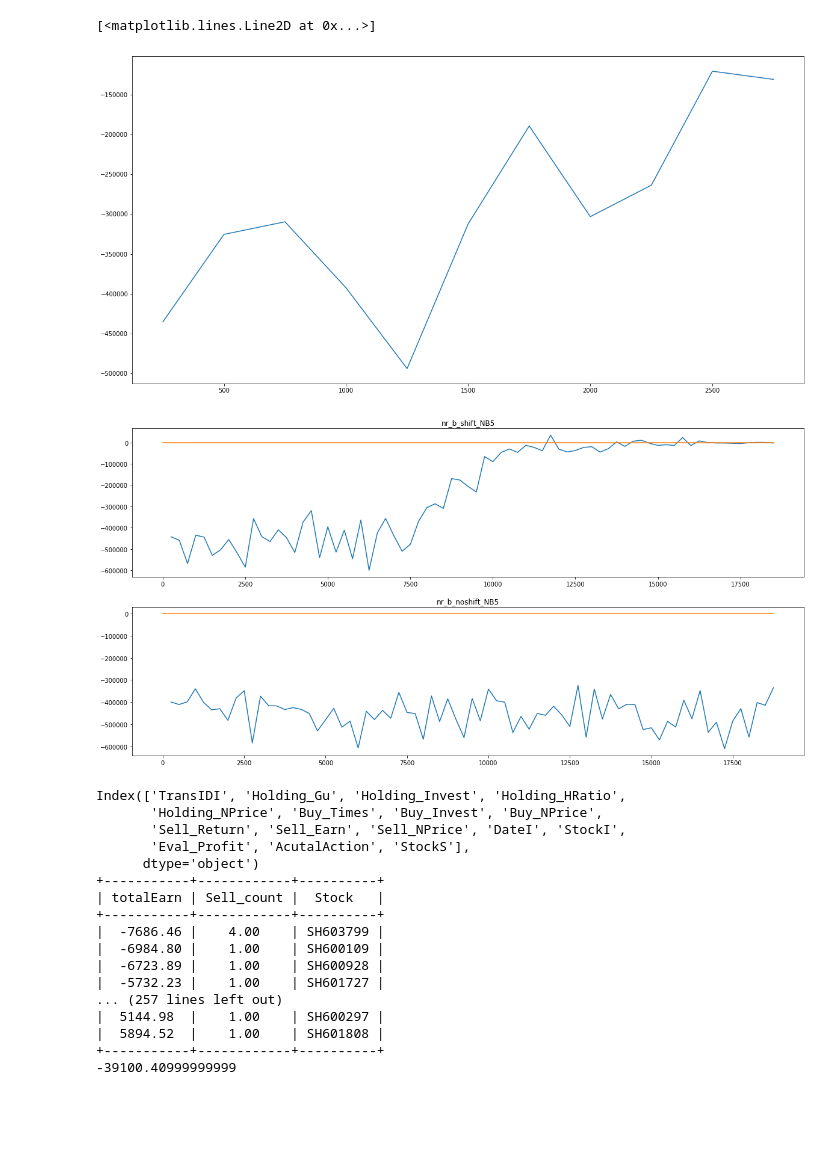
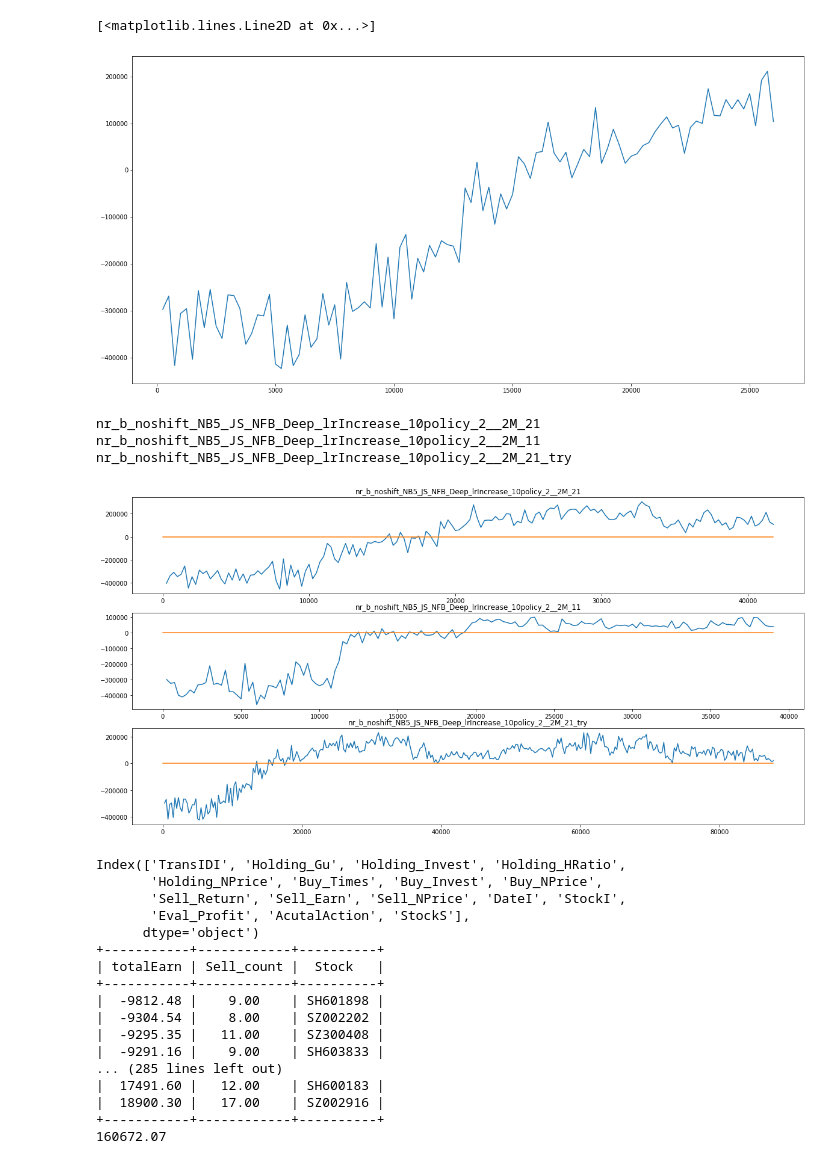
Before and after one commit to 1323767083/2020P3, a Jupyter notebook: Z_CC.ipynb, the cells around one changed output. Cells and saved outputs as stored; diff of their text form; code cells hidden in the pictures; blank space fills up the shorter version.

```diff
--- a/Z_CC.ipynb
+++ b/Z_CC.ipynb
@@ -4,7 +4,7 @@ import pandas as pd
 import os,re
 import config as sc
 
-system_name="Buy300_2CC_Scaler50_PolicyLossnew_shift001_RT_AV1_E_2D_try"
+system_name="nr_b_noshift_NB5_JS_NFB_Deep_lrIncrease_10policy_2__2M_21_try"
 #system_name="Buy300_2CC_Scaler50_PolicyLossnew_shift001_RT_AV1_E"
 dnwp=os.path.join(sc.base_dir_RL_system,system_name,"CC")
 x=[int(re.findall(r'ET(\d+).csv',fn)[0]) for fn in os.listdir(dnwp) if "_" not in fn]
@@ -26,7 +26,7 @@ plt.rcParams["figure.figsize"] = (20,10)
 plt.plot(x,acc_earn)
 # %% [output]
 [<matplotlib.lines.Line2D at 0x...>]
-[figure, old version]
+[figure, new version]
 # %%
 #CC show accumulate Earn money per ET
 import pandas as pd
@@ -50,37 +50,59 @@ def get_acc_earn(system_name):
 
 #system_names=[#"Buy300_2CC_Scaler50_PolicyLossnew_shift001_RT_AV1_E_2D",
               #"Buy300_2CC_Scaler50_PolicyLossnew_shift001_RT_AV1_E_2D_try4",
              #"Buy300_2CC_Scaler50_PolicyLossnew_shift001_RT_AV1_E_2D_try42",
 
             #"a432_12_1","a432_12_2"]
 
 #system_names= [#"nr_b",
-#    "nr_b_shift","nr_b_noshift"]
+#    "nr_b_shift_NFB","nr_b_noshift_NFB"]
+'''
 system_names= [
-    "nr_b_shift_NB5","nr_b_noshift_NB5"]
-
+    #"nr_b_shift_NB5_JS_NFB",
+    #"nr_b_noshift_NB5_JS_NFB"
+    #"nr_b_noshift_NB5_JS_NFB_Deep","nr_b_noshift_NB5_JS_NFB_Deep_lrIncrease"]
+    "nr_b_noshift_NB5_JS_NFB_Deep_lrIncrease_10policy",
+    "nr_b_noshift_NB5_JS_NFB_Deep_lrIncrease_10policy_2",
+    "E2_TrainInceptionIncreaseStateLoss",
+    "E2_TrainInceptionIncreaseStateLoss_2",
+    "E2_TrainInceptionIncreaseStateLoss_21",
+        "E2_TrainInceptionIncreaseStateLoss_22"
+       ]
+'''
+#system_names= ["E2_TrainInceptionIncreaseStateLoss_23","E2_TrainInceptionIncreaseStateLoss_24"]
+#system_names= ["nr_b_noshift_NB5_JS_NFB_Deep_lrIncrease_10policy_32"]#,"nr_b_noshift_NB5_JS_NFB_Deep_lrIncrease_10policy_42"]
+#system_names= ["try41","try42"]
+#system_names= ["try41","try41-lr001","try42","try42-lr001"]
+#system_names= ["try41-lr001","try42-lr001"]
+system_names= ["nr_b_noshift_NB5_JS_NFB_Deep_lrIncrease_10policy_2__2M_21",
+               "nr_b_noshift_NB5_JS_NFB_Deep_lrIncrease_10policy_2__2M_11",
+              "nr_b_noshift_NB5_JS_NFB_Deep_lrIncrease_10policy_2__2M_21_try"]
 %matplotlib inline
 import matplotlib
 import matplotlib.pyplot as plt
 plt.rcParams["figure.figsize"] = (20,10)
 fig=plt.figure()
 for idx, _ in enumerate(system_names):
     fig.add_subplot(len(system_names)*100+10+idx+1)
 
 #fig.add_subplot(311)
 #fig.add_subplot(312)
 #fig.add_subplot(313)
 
 allaxes = fig.get_axes()
 
 for idx,system_name in enumerate(system_names):
+    print (system_name)
     x,acc_earn=get_acc_earn(system_name)
     allaxes[idx].plot(x,acc_earn)
     allaxes[idx].set_title(system_name)
     allaxes[idx].plot([0,x[-1]],[0,0])
 plt.show()
 # %% [output]
+nr_b_noshift_NB5_JS_NFB_Deep_lrIncrease_10policy_2__2M_21
+nr_b_noshift_NB5_JS_NFB_Deep_lrIncrease_10policy_2__2M_11
+nr_b_noshift_NB5_JS_NFB_Deep_lrIncrease_10policy_2__2M_21_try
-[figure, old version]
+[figure, new version]
 # %%
 #CC list total earning per stock on a given ETembedded-picture
 import os
@@ -89,8 +111,8 @@ import config as sc
 import prettytable as pt
 pd.options.display.float_format="{:,.2f}".format
 #system_name="Buy300_2CC_Scaler50_PolicyLossnew_shift001_RT_AV1"
-system_name="nr_b_shift_NB5"
-ET=11500
+system_name="nr_b_noshift_NB5_JS_NFB_Deep_lrIncrease_10policy_32"
+ET=235000
 fnwp=os.path.join(sc.base_dir_RL_system,system_name,"CC","ET{0}.csv".format(ET))
 df=pd.read_csv(fnwp)
 df["StockS"]=df["StockI"].apply(lambda x: "SH{0:06d}".format(int(x)) if x>=600000 else "SZ{0:06d}".format(int(x)))
@@ -115,15 +137,15 @@ Index(['TransIDI', 'Holding_Gu', 'Holding_Invest', 'Holding_HRatio',
 +-----------+------------+----------+
 | totalEarn | Sell_count |  Stock   |
 +-----------+------------+----------+
-|  -7686.46 |    4.00    | SH603799 |
-|  -6984.80 |    1.00    | SH600109 |
-|  -6723.89 |    1.00    | SH600928 |
-|  -5732.23 |    1.00    | SH601727 |
-... (257 lines left out)
-|  5144.98  |    1.00    | SH600297 |
-|  5894.52  |    1.00    | SH601808 |
+|  -9812.48 |    9.00    | SH601898 |
+|  -9304.54 |    8.00    | SZ002202 |
+|  -9295.35 |   11.00    | SZ300408 |
+|  -9291.16 |    9.00    | SH603833 |
+... (285 lines left out)
+|  17491.60 |   12.00    | SH600183 |
+|  18900.30 |   17.00    | SZ002916 |
 +-----------+------------+----------+
--39100.40999999999
+160672.07
 # %%
 #CC list transaction record  on a given ET and stock
 import os
```
Also changed, not shown: parts of 3 cells of this notebook, 9 other files.
